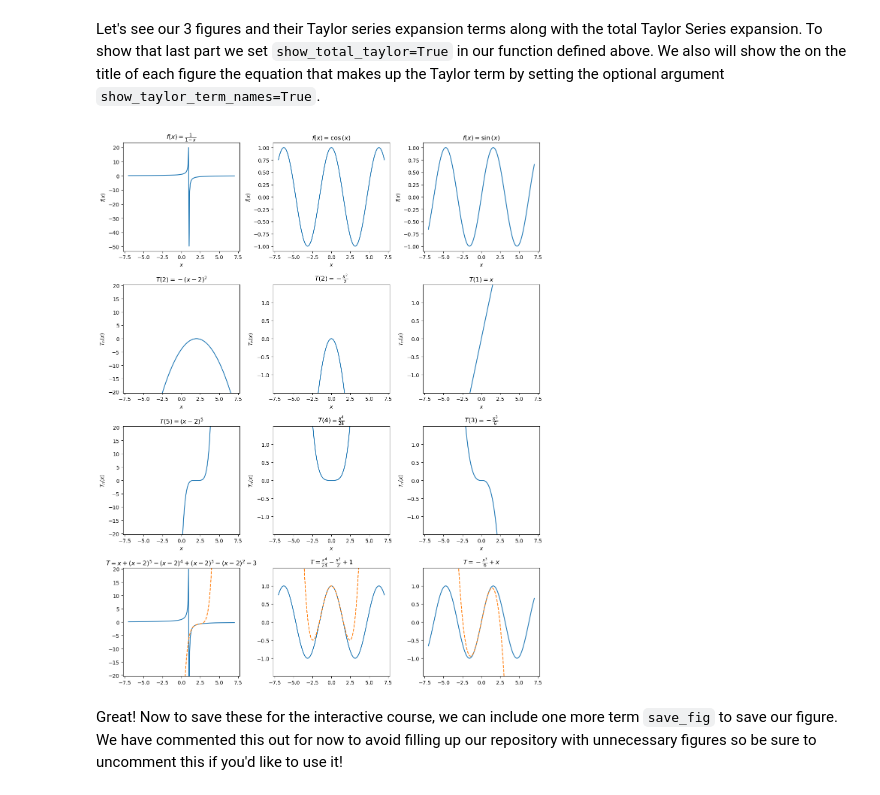
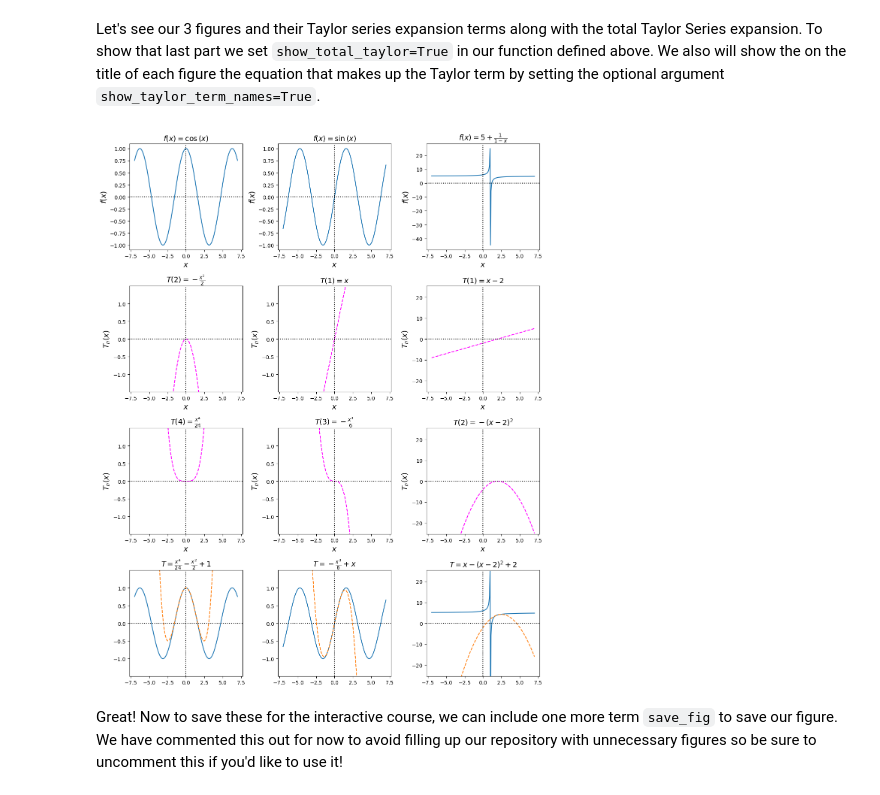
Before and after one commit to ascsn/online-guides, a Jupyter notebook: Math/Taylor Series.ipynb, the cells around one changed output. Cells and saved outputs as stored; diff of their text form; code cells hidden in the pictures.

Commit message:
Changes to figure color formats.

````diff
--- a/Math/Taylor Series.ipynb
+++ b/Math/Taylor Series.ipynb
@@ -166,7 +166,7 @@ And we see it works pretty well! Now we can calculate a few different Taylor ter
 So we don't have to keep writing the same lines of code with slight modifications, we can define a function to plot any function on a given axis with some standard scaling term.
 # %%
 # Defining function for plotting series expansions
-def plot_taylor_and_terms(ax_list_, func_, var_, var_array_, a_, order_list_, show_total_taylor=True, show_taylor_term_names=True):
+def plot_taylor_and_terms(ax_list_, func_, var_, var_array_, a_, order_list_, show_total_taylor=True, show_taylor_term_names=True, fontsize_=14):
     # We assume we will want to plot various Taylor Series Order terms on different subplots which we would mix up to make our matching game
     # With this in mind, the size of our provided subplot axes should be 1 larger than the list of term orders we want to plot. We check this here.
     if len(ax_list_) < len(order_list_) + 1:
@@ -176,9 +176,9 @@ def plot_taylor_and_terms(ax_list_, func_, var_, var_array_, a_, order_list_, sh
     numpy_func_ = sympy_to_numpy_array(func_, var_, var_array_)
 
     # Plot our function on the first panel
-    ax_list_[0].set_title(r'$f(x) = {}$'.format(sp.latex(func_)))
-    ax_list_[0].set_ylabel(r'$f(x)$')
-    ax_list_[0].set_xlabel(r'$x$')
+    ax_list_[0].set_title(r'$f(x) = {}$'.format(sp.latex(func_)), fontsize=fontsize_)
+    ax_list_[0].set_ylabel(r'$f(x)$', fontsize=fontsize_)
+    ax_list_[0].set_xlabel(r'$x$', fontsize=fontsize_)
     ax_list_[0].plot(var_array_, numpy_func_, label=r'${}$'.format(sp.latex(func_)))
 
     # Get maximum of plot to set y-limits
@@ -193,12 +193,14 @@ def plot_taylor_and_terms(ax_list_, func_, var_, var_array_, a_, order_list_, sh
         numpy_taylor_term_ = sympy_to_numpy_array(taylor_term_, var_, var_array_)
 
         if show_taylor_term_names:
-            ax_list_[i+1].set_title(r'$T({}) = {}$'.format(order_list_[i], sp.latex(taylor_term_)))
-        ax_list_[i+1].set_ylabel(r'$T_n(x)$')
-        ax_list_[i+1].set_xlabel(r'$x$')
+            ax_list_[i+1].set_title(r'$T({}) = {}$'.format(order_list_[i], sp.latex(taylor_term_)), fontsize=fontsize_)
+        else:
+            ax_list_[i+1].set_yticklabels([]) # Turn off tick labels to keep the surprise of not knowing the y values in the matching game!
+        ax_list_[i+1].set_ylabel(r'$T_n(x)$', fontsize=fontsize_)
+        ax_list_[i+1].set_xlabel(r'$x$', fontsize=fontsize_)
 
         # Plot
-        ax_list_[i+1].plot(var_array_, numpy_taylor_term_)
+        ax_list_[i+1].plot(var_array_, numpy_taylor_term_, 'magenta', linestyle='--')
         ax_list_[i+1].set_ylim(-maximum_, maximum_)
 
     # Plot the total Taylor expansion terms
@@ -206,45 +208,50 @@ def plot_taylor_and_terms(ax_list_, func_, var_, var_array_, a_, order_list_, sh
         taylor_ = compute_taylor_series(func_, var_, a_, order_list_[-1])
         ax_list_[-1].plot(var_array_, numpy_func_, label=r'${}$'.format(sp.latex(func_)))
         ax_list_[-1].plot(var_array_, sympy_to_numpy_array(taylor_, var_, var_array_), label=r'$T = {}$'.format(sp.latex(taylor_)), linestyle='--')
-        ax_list_[-1].set_title(r'$T = {}$'.format(sp.latex(taylor_)))
+        ax_list_[-1].set_title(r'$T = {}$'.format(sp.latex(taylor_)), fontsize=fontsize_)
         ax_list_[-1].set_ylim(-maximum_, maximum_)
+
+    # Plot axes on all plots
+    for ax_ in ax_list_:
+        ax_.axhline(0, color='k', linestyle=':') # Plot zero y axis
+        ax_.axvline(0, color='k', linestyle=':') # Plot zero x axis
 # %% [markdown]
 Let's see our 3 figures and their Taylor series expansion terms along with the total Taylor Series expansion. To show that last part we set ```show_total_taylor=True``` in our function defined above. We also will show the on the title of each figure the equation that makes up the Taylor term by setting the optional argument ```show_taylor_term_names=True```.
 # %%
 # Define the variable and the function
 x = sp.symbols('x')
-function_1 = 1 / (1 - x)
+function_1 = 5 + 1 / (1 - x)
 function_2 = sp.cos(x)
 function_3 = sp.sin(x)
 
 # Array for independent variable
 x_vals = np.linspace(-7, 7, 200)
 
 # Define the point of expansion (e.g., x0 = 0)
 a_1 = 2
 a_2 = 0
 a_3 = 0
 
 # Define the order of the Taylor series expansion (e.g., 4th order)
-order_1 = [2, 5]
+order_1 = [1, 2]
 order_2 = [2, 4]
 order_3 = [1, 3]
 
 # Make figure for subplots
 fig, ax = plt.subplots(4,3, figsize=[12, 15])
 
 # Plot first set of figures
-plot_taylor_and_terms(ax[:, 0], function_1, x, x_vals, a_1, order_1, show_total_taylor=True, show_taylor_term_names=True)
+plot_taylor_and_terms(ax[:, 2], function_1, x, x_vals, a_1, order_1, show_total_taylor=True, show_taylor_term_names=True)
 
 # Plot second set of figures
-plot_taylor_and_terms(ax[:, 1], function_2, x, x_vals, a_2, order_2, show_total_taylor=True, show_taylor_term_names=True)
+plot_taylor_and_terms(ax[:, 0], function_2, x, x_vals, a_2, order_2, show_total_taylor=True, show_taylor_term_names=True)
 
 # Plot third set of figures
-plot_taylor_and_terms(ax[:, 2], function_3, x, x_vals, a_3, order_3, show_total_taylor=True, show_taylor_term_names=True)
+plot_taylor_and_terms(ax[:, 1], function_3, x, x_vals, a_3, order_3, show_total_taylor=True, show_taylor_term_names=True)
 
 fig.tight_layout()
 # %% [output]
-[figure, old version]
+[figure, new version]
 # %% [markdown]
 Great! Now to save these for the interactive course, we can include one more term ```save_fig``` to save our figure. We have commented this out for now to avoid filling up our repository with unnecessary figures so be sure to uncomment this if you'd like to use it!
 # %%
````
Also changed, not shown: parts of 1 cell of this notebook.
